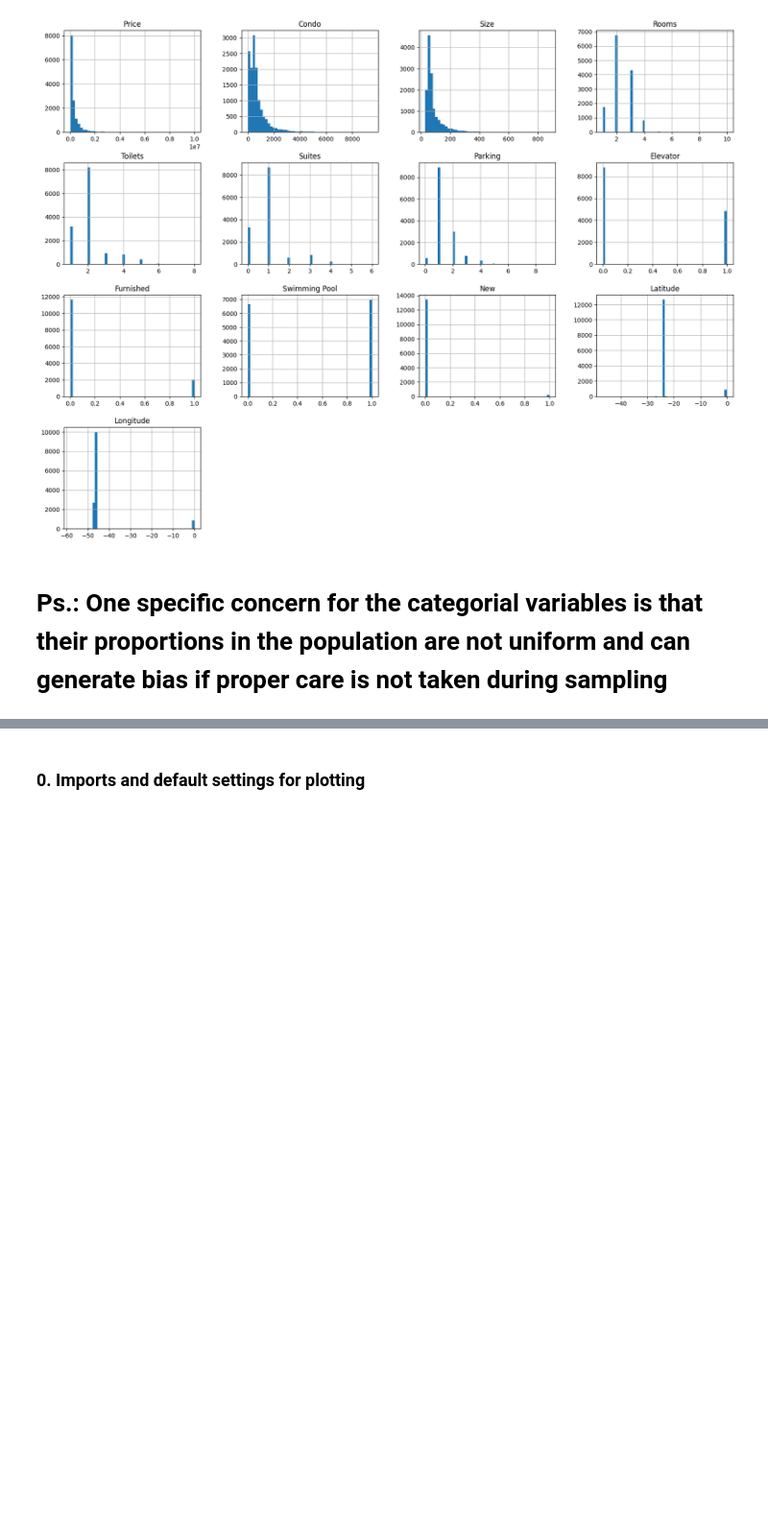
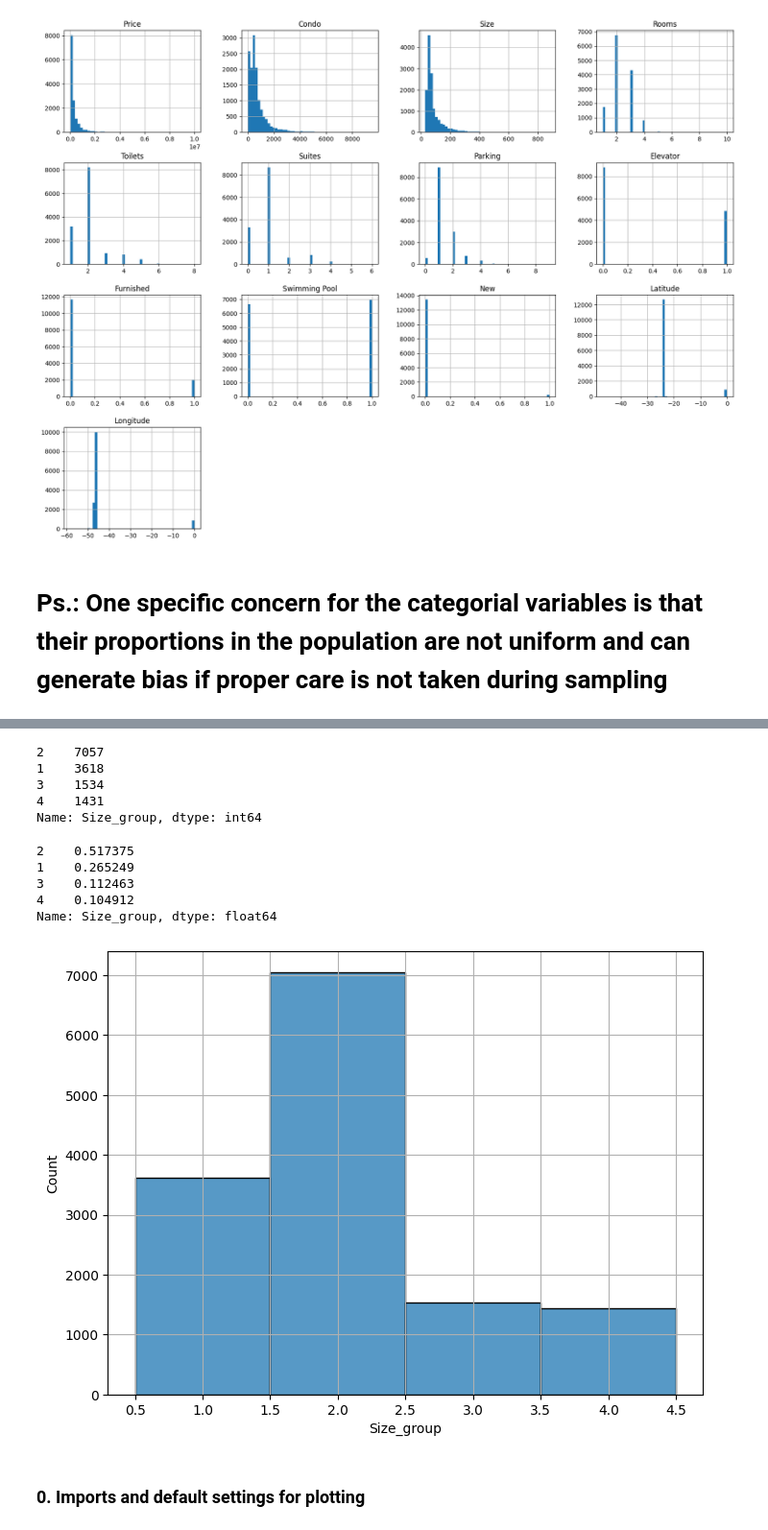
Before and after one commit to HWatanuki/Trabalho_D2APR, a Jupyter notebook: saopaulo-housing.ipynb, the cells around one changed output, grey strips where cells are left out. Shown at 96% size. Cells and saved outputs as stored; diff of their text form; code cells hidden in the pictures; blank space fills up the shorter version.

```diff
--- a/saopaulo-housing.ipynb
+++ b/saopaulo-housing.ipynb
@@ -81,0 +126,3 @@ display()  # just to avoid texts in the notebook output
+# %%
+housing['Size_group'] = pd.cut(housing['Size'], bins=[0, 50, 100, 150, np.inf],
+                                        labels=[1, 2, 3, 4], include_lowest=True)
@@ -82,3 +138,27 @@ display()  # just to avoid texts in the notebook output
+# %%
+
+housing['Size_group'].value_counts()
+# %% [output]
+2    7057
+1    3618
+3    1534
+4    1431
+Name: Size_group, dtype: int64
+# %%
+# proportional of the groups in the entire dataset
+housing['Size_group'].value_counts() / len(housing['Size_group'])
+# %% [output]
+2    0.517375
+1    0.265249
+3    0.112463
+4    0.104912
+Name: Size_group, dtype: float64
+# %%
+plt.figure(figsize=(8, 6))
+sns.histplot(housing['Size_group'])
+plt.grid(True)
+# %% [output]
+[figure, added]
 # %% [markdown]
 ### 0. Imports and default settings for plotting
 # %%
```
Also changed, not shown: parts of 9 cells of this notebook.
